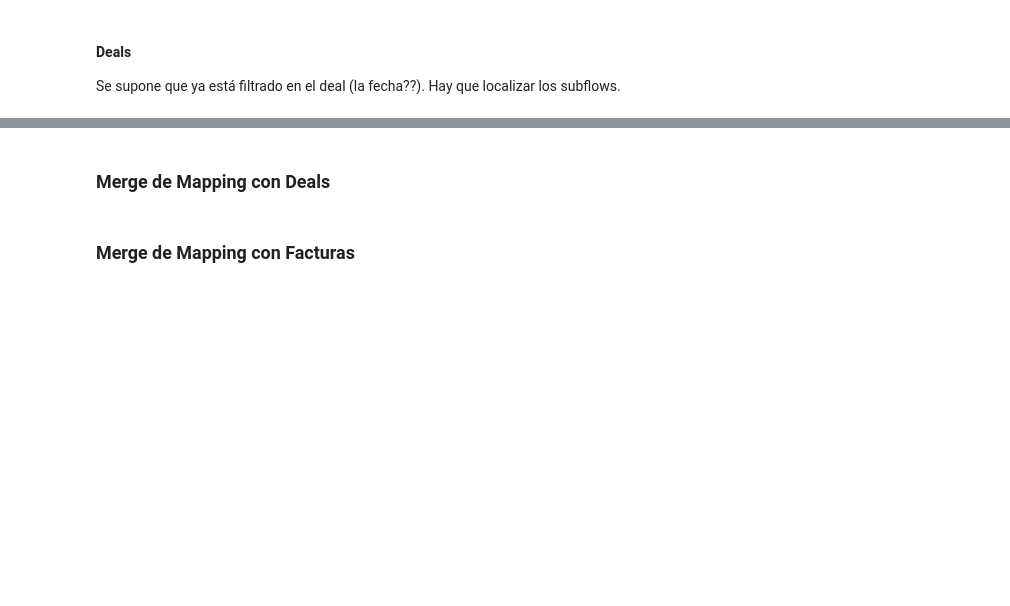
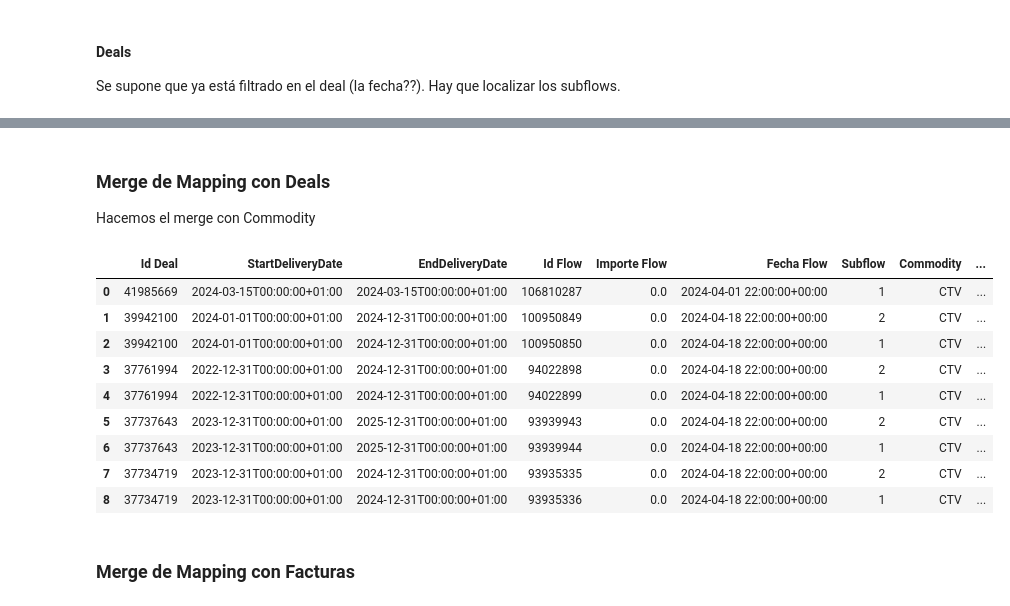
Before and after one commit to kikekzm/Data-Projects, a Jupyter notebook: ENGIE-Caso/Caso-Engie-Tips.ipynb, the cells around one changed output, grey strips where cells are left out. Saved outputs shown, nothing was run; the diff lists cells and outputs as text; code cells hidden in the pictures; blank space fills up the shorter version.

Commit message:
update 2-jul- 19:00 (filtrado segunda parte)

```diff
--- a/ENGIE-Caso/Caso-Engie-Tips.ipynb
+++ b/ENGIE-Caso/Caso-Engie-Tips.ipynb
@@ -332,0 +343,8 @@ Se supone que ya está filtrado en el deal (la fecha??). Hay que localizar los s
+# %%
+CTV_df = CTV_df.drop_duplicates()
+
+# nos quedamos con las columnas que queremos por ahora
+CTV_filtrado_df = CTV_df[['Id', 'Flows', 'StartDeliveryDate', 'EndDeliveryDate']]
+CTV_filtrado_df = CTV_filtrado_df.rename(columns={'Id':'Id Deal'})
+
+CTV_filtrado_df.head()
@@ -332,0 +404,15 @@ Se supone que ya está filtrado en el deal (la fecha??). Hay que localizar los s
+# %%
+CTV_final_df = (pd.merge(CTV_filtrado_df, datos2_json_final, on='Id Deal', how='inner')).drop_duplicates()
+CTV_final_df = CTV_final_df.drop(columns=['Flows'])
+
+# también añadimos una columna llamada Commodity con valor CTV para que sea más fácil el merge
+CTV_final_df['Commodity']='CTV'
+
+# cambiamos el formato de las fechas (por lo menos el de Fecha Flow)
+CTV_final_df['Fecha Flow'] = pd.to_datetime(CTV_final_df['Fecha Flow'], utc=True)
+
+# filtramos para el mes de Abril
+CTV_final_df = CTV_final_df[CTV_final_df['Fecha Flow'].dt.month == 4]
+CTV_final_df = CTV_final_df[CTV_final_df['Fecha Flow'].dt.year == 2024]
+
+CTV_final_df.head(100)
@@ -333,5 +430,24 @@ Se supone que ya está filtrado en el deal (la fecha??). Hay que localizar los s
 # %% [markdown]
 ### Merge de Mapping con Deals
+Hacemos el merge con Commodity
+# %%
+CTV_merged_df = pd.merge(CTV_final_df, mapping_filtrado2_df, on='Commodity', how='inner')
+
+# quitamos algunas columnas innecesarias
+CTV_merged_df.drop(columns=['Portfolio','DealType'], inplace=True)
+
+CTV_merged_df.head(10)
+# %% [output]
+|  | Id Deal | StartDeliveryDate | EndDeliveryDate | Id Flow | Importe Flow | Fecha Flow | Subflow | Commodity | ... |
+| 0 | 41985669 | 2024-03-15T00:00:00+01:00 | 2024-03-15T00:00:00+01:00 | 106810287 | 0.0 | 2024-04-01 22:00:00+00:00 | 1 | CTV | ... |
+| 1 | 39942100 | 2024-01-01T00:00:00+01:00 | 2024-12-31T00:00:00+01:00 | 100950849 | 0.0 | 2024-04-18 22:00:00+00:00 | 2 | CTV | ... |
+| 2 | 39942100 | 2024-01-01T00:00:00+01:00 | 2024-12-31T00:00:00+01:00 | 100950850 | 0.0 | 2024-04-18 22:00:00+00:00 | 1 | CTV | ... |
+| 3 | 37761994 | 2022-12-31T00:00:00+01:00 | 2024-12-31T00:00:00+01:00 | 94022898 | 0.0 | 2024-04-18 22:00:00+00:00 | 2 | CTV | ... |
+| 4 | 37761994 | 2022-12-31T00:00:00+01:00 | 2024-12-31T00:00:00+01:00 | 94022899 | 0.0 | 2024-04-18 22:00:00+00:00 | 1 | CTV | ... |
+| 5 | 37737643 | 2023-12-31T00:00:00+01:00 | 2025-12-31T00:00:00+01:00 | 93939943 | 0.0 | 2024-04-18 22:00:00+00:00 | 2 | CTV | ... |
+| 6 | 37737643 | 2023-12-31T00:00:00+01:00 | 2025-12-31T00:00:00+01:00 | 93939944 | 0.0 | 2024-04-18 22:00:00+00:00 | 1 | CTV | ... |
+| 7 | 37734719 | 2023-12-31T00:00:00+01:00 | 2024-12-31T00:00:00+01:00 | 93935335 | 0.0 | 2024-04-18 22:00:00+00:00 | 2 | CTV | ... |
+| 8 | 37734719 | 2023-12-31T00:00:00+01:00 | 2024-12-31T00:00:00+01:00 | 93935336 | 0.0 | 2024-04-18 22:00:00+00:00 | 1 | CTV | ... |
 # %% [markdown]
 ### Merge de Mapping con Facturas
 # %%
```
Also changed, not shown: parts of 8 cells of this notebook.
